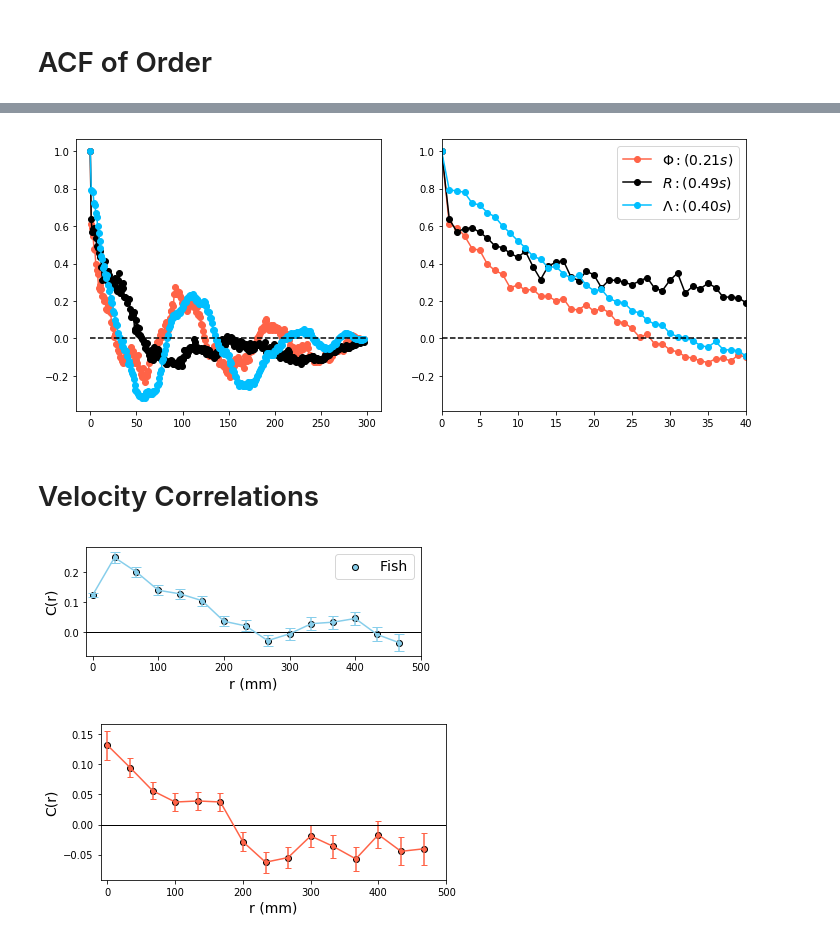
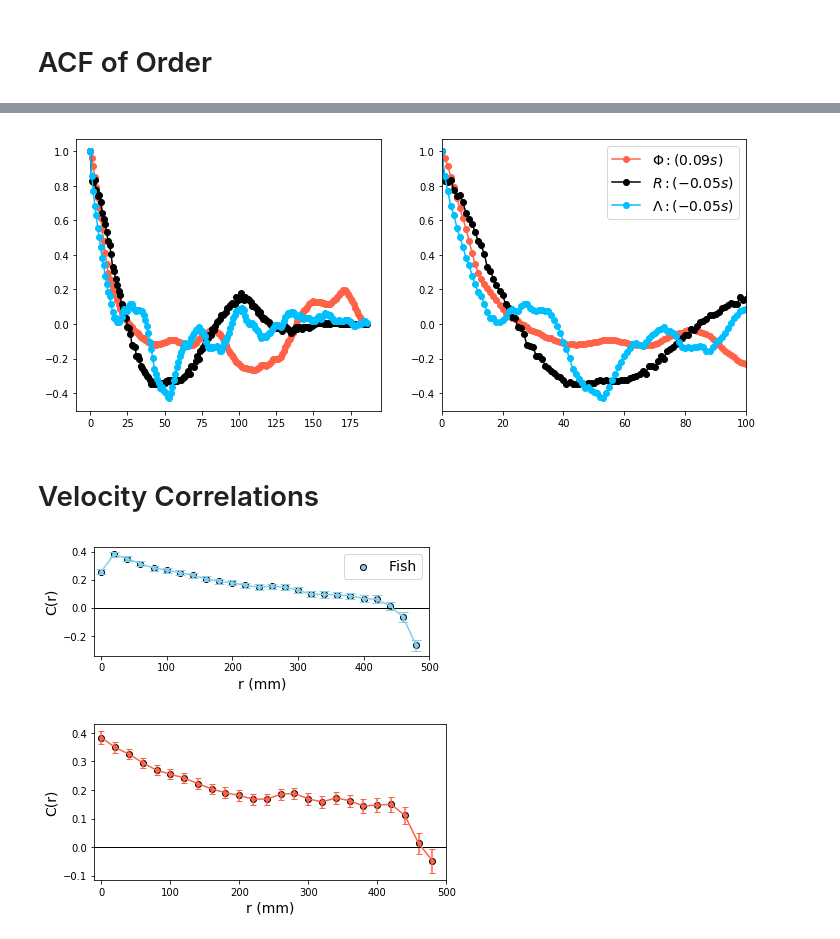
Before and after one commit to yangyushi/FishPy, a Jupyter notebook: notebooks/corr.ipynb, the cells around one changed output, grey strips where cells are left out. Cells and saved outputs as stored; diff of their text form; code cells hidden in the pictures.

```diff
--- a/notebooks/corr.ipynb
+++ b/notebooks/corr.ipynb
@@ -31,17 +34,17 @@ fish_trajs = []
 
 for traj in trajectories:
     xyz = np.array(traj['position']).T
-    #xyz = ndimage.gaussian_filter1d(xyz, 2, axis=1)
+    #xyz = ndimage.gaussian_filter1d(xyz, 1, axis=1)
     t = np.array(traj['time'])
     ti = np.arange(t[0], t[-1]+1, 1)
     xi = np.interp(x = ti, xp = t, fp = xyz[0])
     yi = np.interp(x = ti, xp = t, fp = xyz[1])
     zi = np.interp(x = ti, xp = t, fp = xyz[2])
     xyz_int = np.vstack((xi, yi, zi))
-    T = ft.FishTrajectory(t, xyz.T, blur)
+    T = ft.Trajectory(ti, xyz_int.T, blur)
     fish_trajs.append(T)
 
-manager = ft.FishManager(fish_trajs)
+manager = ft.Manager(fish_trajs)
 
 print(manager)
 # %% [output]
@@ -60,7 +63,7 @@ plt.show()
 # %% [markdown]
 # Ordered Movements
 # %%
-analyser = fc.order.Dynamical(manager.trajs, good_frames=20)
+analyser = fc.order.Dynamical(manager.trajs, good_frames=50)
 r_orders = analyser.get_rot_orders()
 t_orders = analyser.get_trans_orders()
 d_orders = analyser.get_dila_orders()
@@ -123,7 +126,7 @@ acf_trans = fc.utility.get_acf(t_orders)
 acf_rot = fc.utility.get_acf(r_orders)
 acf_dila = fc.utility.get_acf(d_orders)
 
-length = 40
+length = 100
 tao_trans = np.trapz(acf_trans[:length], np.arange(length)/30)
 tao_rot = np.trapz(acf_rot[:length], np.arange(length)/30)
 tao_dila = np.trapz(acf_dila[:length], np.arange(length)/30)
@@ -131,12 +134,12 @@ tao_dila = np.trapz(acf_dila[:length], np.arange(length)/30)
 plt.subplot(121).plot(acf_trans, '-o', color='tomato', label=fr'$\Phi: ({tao_trans:.2f} s)$')
 plt.subplot(121).plot(acf_rot, '-o', color='k', label=fr'$R: ({tao_rot:.2f} s)$')
 plt.subplot(121).plot(acf_dila, '-o', color='deepskyblue', label=fr'$\Lambda: ({tao_dila:.2f} s)$')
-plt.subplot(121).plot([0, 300], [0, 0], '--', color='k')
+#plt.subplot(121).plot([0, 300], [0, 0], '--', color='k')
 
 plt.subplot(122).plot(acf_trans, '-o', color='tomato', label=fr'$\Phi: ({tao_trans:.2f} s)$')
 plt.subplot(122).plot(acf_rot, '-o', color='k', label=fr'$R: ({tao_rot:.2f} s)$')
 plt.subplot(122).plot(acf_dila, '-o', color='deepskyblue', label=fr'$\Lambda: ({tao_dila:.2f} s)$')
-plt.subplot(122).plot([0, 300], [0, 0], '--', color='k')
+#plt.subplot(122).plot([0, 300], [0, 0], '--', color='k')
 plt.gca().set_xlim(0, length)
 
 plt.gcf().set_size_inches(12, 5)
@@ -148,9 +149,9 @@ Adding an axes using the same arguments as a previous axes currently reuses the
-[figure, old version]
+[figure, new version]
 # %% [markdown]
 # Velocity Correlations
 # %%
-bins = np.linspace(0, 500, 16)
-corr = fc.correlation.my_cvv(manager.trajs, bins, range(300), 20)
+bins = np.linspace(0, 500, 26)
+corr = fc.correlation.my_cvv(manager.trajs, bins, range(189), 20)
 
 pixel_to_cm = 1/1
 frame_to_s = 1/30
@@ -173,10 +174,10 @@ plt.gcf().set_size_inches(6, 2)
 plt.savefig('cvv.pdf')
 plt.show()
 # %% [output]
-[figure, old version]
+[figure, new version]
 # %%
-bins = np.linspace(0, 500, 16)
-corr = fc.correlation.cavagna_cvv(manager.trajs, bins, range(300), 20)
+bins = np.linspace(0, 500, 26)
+corr = fc.correlation.cavagna_cvv(manager.trajs, bins, range(189), 20)
 
 frame_to_s = 1/30
 
@@ -197,4 +198,4 @@ plt.gcf().set_size_inches(6, 3)
 plt.tight_layout()
 plt.show()
 # %% [output]
-[figure, old version]
+[figure, new version]
```
Also changed, not shown: parts of 7 cells of this notebook, 1 other file.
